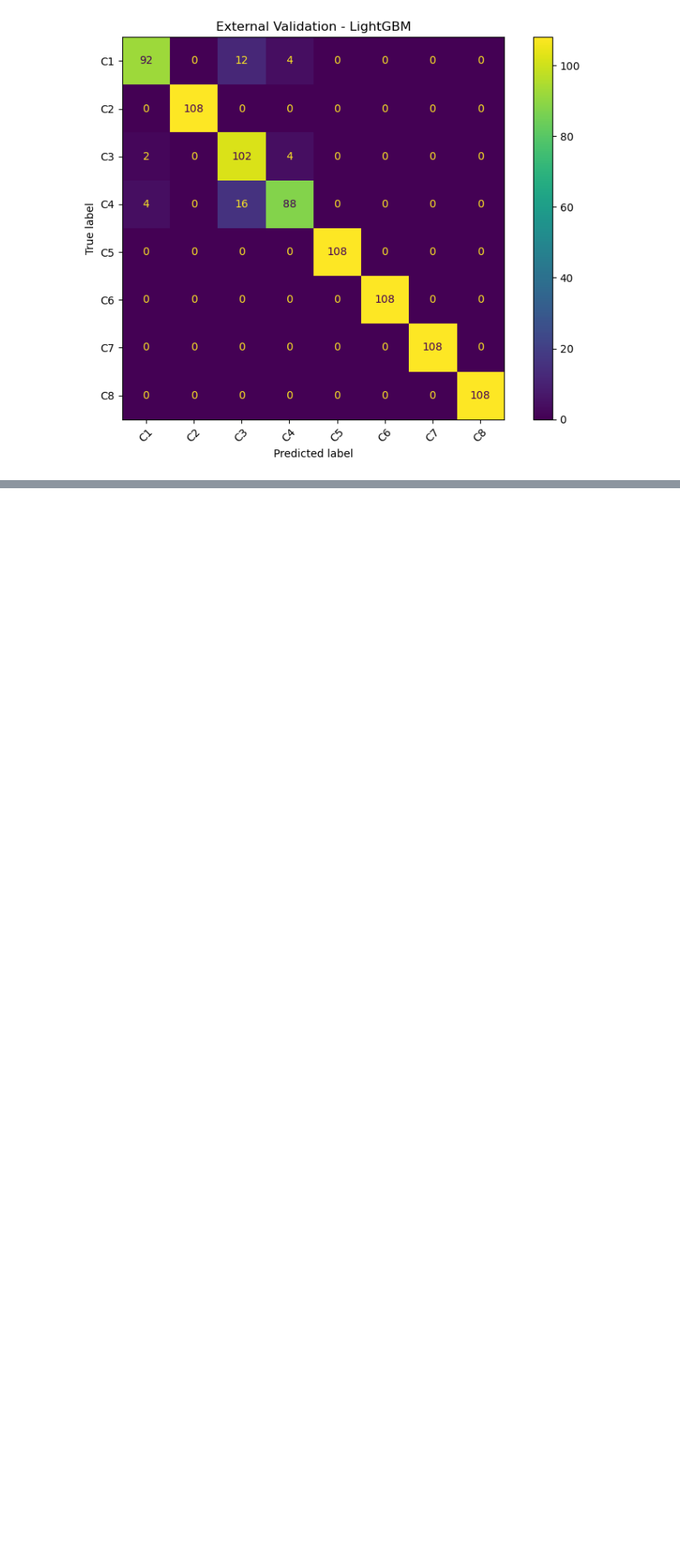
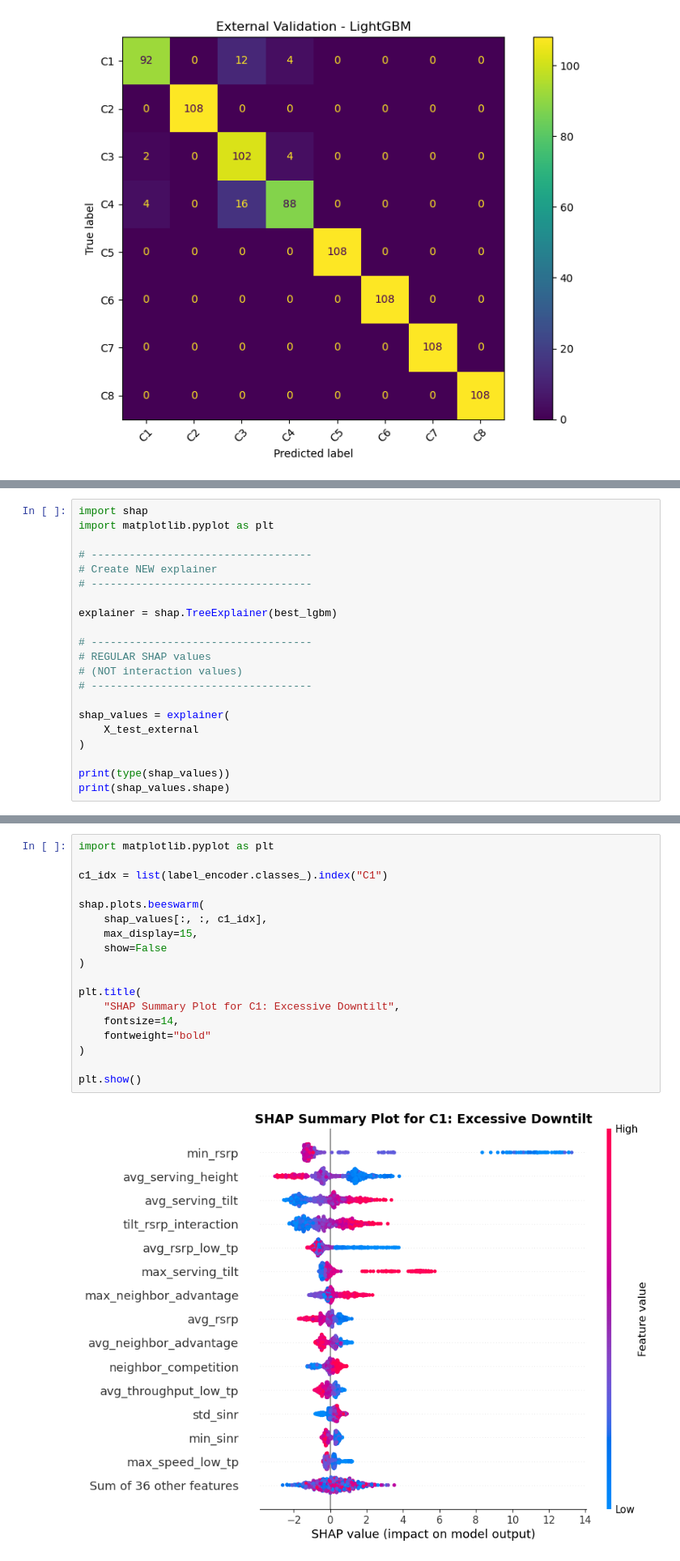
Before and after one commit to oyunmintrio95/Telelogs_RCA, a Jupyter notebook: modeling/modeling1-5.ipynb, the cells around one changed output, grey strips where cells are left out. Shown at 81% size. Drawn from its saved outputs; the diff is of its cells as text; blank space fills up the shorter version.

```diff
--- a/modeling/modeling1-5.ipynb
+++ b/modeling/modeling1-5.ipynb
@@ -4093,0 +4098,21 @@ plt.show()
+# %%
+import shap
+import matplotlib.pyplot as plt
+
+# -----------------------------------
+# Create NEW explainer
+# -----------------------------------
+
+explainer = shap.TreeExplainer(best_lgbm)
+
+# -----------------------------------
+# REGULAR SHAP values
+# (NOT interaction values)
+# -----------------------------------
+
+shap_values = explainer(
+    X_test_external
+)
+
+print(type(shap_values))
+print(shap_values.shape)
@@ -4093,0 +4122,20 @@ plt.show()
+# %%
+import matplotlib.pyplot as plt
+
+c1_idx = list(label_encoder.classes_).index("C1")
+
+shap.plots.beeswarm(
+    shap_values[:, :, c1_idx],
+    max_display=15,
+    show=False
+)
+
+plt.title(
+    "SHAP Summary Plot for C1: Excessive Downtilt",
+    fontsize=14,
+    fontweight="bold"
+)
+
+plt.show()
+# %% [output]
+[figure, added]
```
Also changed, not shown: parts of 14 cells of this notebook.
